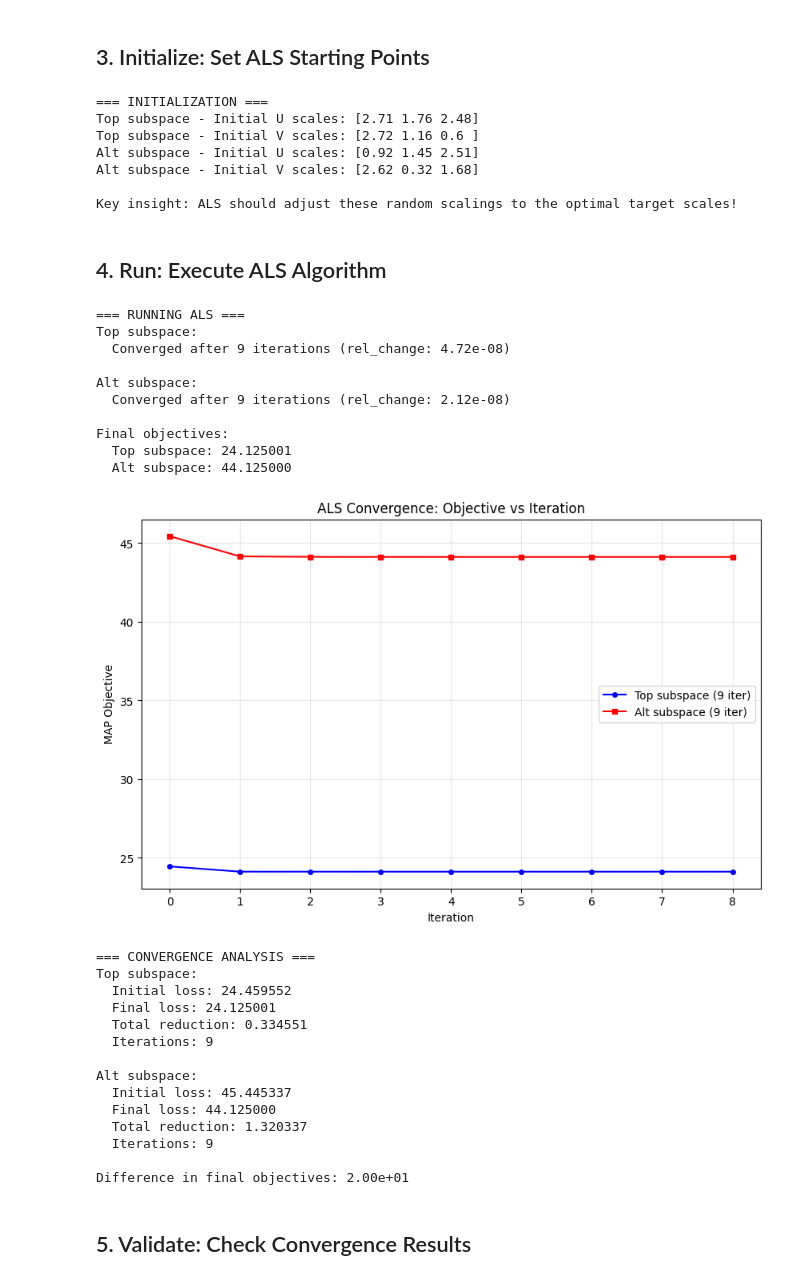
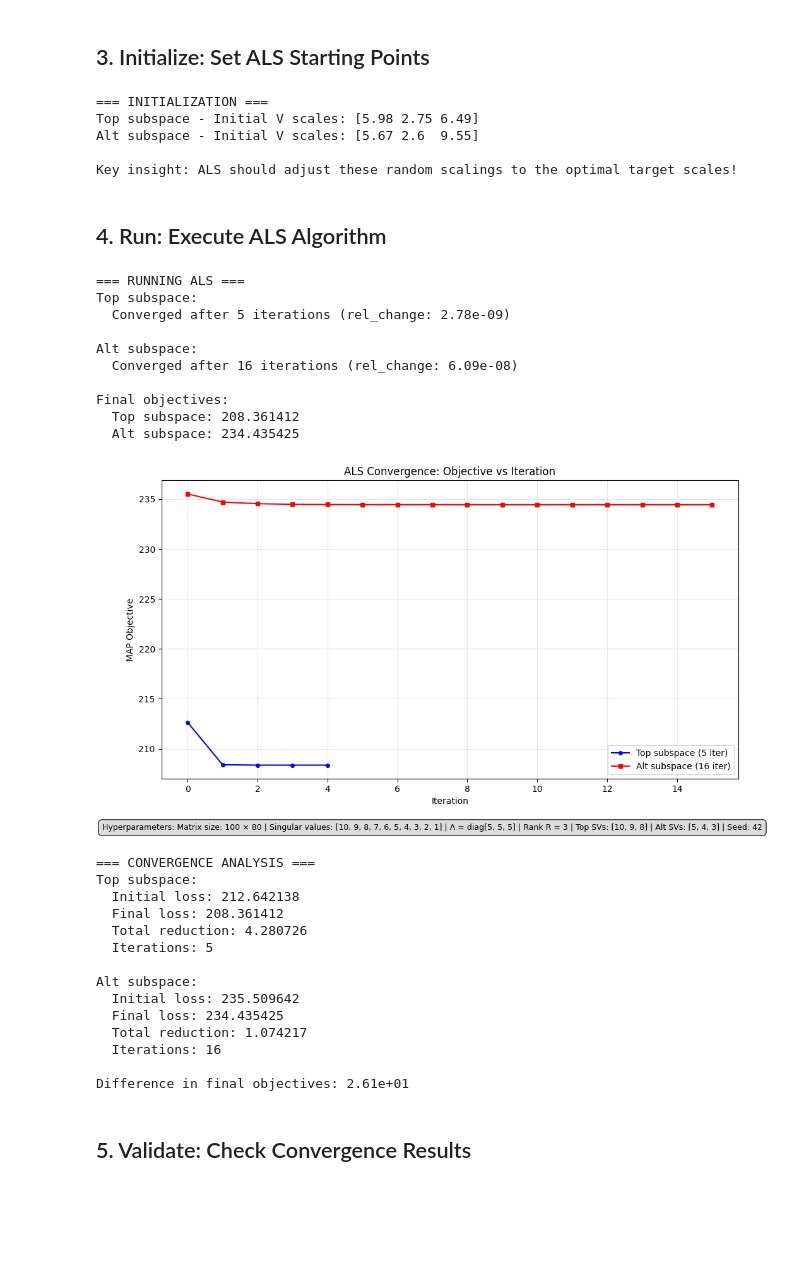
Before and after one commit to lorenzocaputi/probabilistic-matrix-factorization, a Jupyter notebook: experiments/pmf_als_experiment.ipynb, the cells around one changed output. Saved outputs shown, nothing was run; the diff lists cells and outputs as text; code cells hidden in the pictures; blank space fills up the shorter version.

```diff
--- a/experiments/pmf_als_experiment.ipynb
+++ b/experiments/pmf_als_experiment.ipynb
@@ -61,7 +62,11 @@ Alt subspace indices: [1, 2, 3]
 # Y = U_true * S_true * V_true^T
 U_true, _ = np.linalg.qr(np.random.randn(m, true_rank))
 V_true, _ = np.linalg.qr(np.random.randn(n, true_rank))
-Y = U_true @ np.diag(singular_values) @ V_true.T
+Y_true = U_true @ np.diag(singular_values) @ V_true.T
+
+# add noise
+noise_level = 0.1
+Y = Y_true + noise_level * np.random.randn(m, n)
 
 # Compute SVD of Y (should recover our structure)
 U_svd, s_svd, Vt_svd = npl.svd(Y, full_matrices=False)
@@ -138,7 +146,7 @@ Alt subspace (indices [1, 2, 3]):
 # %% [markdown]
 ## 3. Initialize: Set ALS Starting Points
 # %%
-def initialize_in_subspace(U_svd_subset, V_svd_subset, scale_range=(0.3, 3.0)):
+def initialize_in_subspace(U_svd_subset, V_svd_subset, scale_range=(0.1, 10.0)):
     """Initialize U0, V0 in given subspace with random scalings"""
     R = U_svd_subset.shape[1]
 
@@ -150,33 +158,31 @@ def initialize_in_subspace(U_svd_subset, V_svd_subset, scale_range=(0.3, 3.0)):
     U0 = U_svd_subset @ np.diag(scales_U)
     V0 = V_svd_subset @ np.diag(scales_V)
 
-    return U0, V0, scales_U, scales_V
+    return U0, V0, scales_V
 
 # Initialize ALS starting points in each subspace
-U0_top, V0_top, init_scales_U_top, init_scales_V_top = initialize_in_subspace(U_svd_top, V_svd_top)
-U0_alt, V0_alt, init_scales_U_alt, init_scales_V_alt = initialize_in_subspace(U_svd_alt, V_svd_alt)
+U0_top, V0_top, init_scales_V_top = initialize_in_subspace(U_svd_top, V_svd_top)
+U0_alt, V0_alt, init_scales_V_alt = initialize_in_subspace(U_svd_alt, V_svd_alt)
 
 print("=== INITIALIZATION ===")
-print(f"Top subspace - Initial U scales: {init_scales_U_top.round(2)}")
+# print(f"Top subspace - Initial U scales: {init_scales_U_top.round(2)}")
 print(f"Top subspace - Initial V scales: {init_scales_V_top.round(2)}")
-print(f"Alt subspace - Initial U scales: {init_scales_U_alt.round(2)}")
+# print(f"Alt subspace - Initial U scales: {init_scales_U_alt.round(2)}")
 print(f"Alt subspace - Initial V scales: {init_scales_V_alt.round(2)}")
 print()
 print("Key insight: ALS should adjust these random scalings to the optimal target scales!")
 # %% [output]
 === INITIALIZATION ===
-Top subspace - Initial U scales: [2.71 1.76 2.48]
-Top subspace - Initial V scales: [2.72 1.16 0.6 ]
-Alt subspace - Initial U scales: [0.92 1.45 2.51]
-Alt subspace - Initial V scales: [2.62 0.32 1.68]
+Top subspace - Initial V scales: [5.98 2.75 6.49]
+Alt subspace - Initial V scales: [5.67 2.6  9.55]
 
 Key insight: ALS should adjust these random scalings to the optimal target scales!
 # %% [markdown]
 ## 4. Run: Execute ALS Algorithm
 # %%
-def als_algorithm(Y, U0, V0, Lambda, max_iterations=100, tolerance=1e-7, verbose=True):
+def als_algorithm(Y, V0, Lambda, max_iterations=100, tolerance=1e-7, verbose=True):
     """Run ALS algorithm with convergence tracking"""
-    U, V = U0.copy(), V0.copy()
+    V = V0.copy()
     obj_prev = np.inf
     loss_history = []  # Track loss at each iteration
 
@@ -206,10 +212,10 @@ def als_algorithm(Y, U0, V0, Lambda, max_iterations=100, tolerance=1e-7, verbose
 
 print("=== RUNNING ALS ===")
 print("Top subspace:")
-U_result_top, V_result_top, obj_top, iters_top, loss_hist_top = als_algorithm(Y, U0_top, V0_top, Lambda)
+U_result_top, V_result_top, obj_top, iters_top, loss_hist_top = als_algorithm(Y, V0_top, Lambda)
 
 print("\nAlt subspace:")
-U_result_alt, V_result_alt, obj_alt, iters_alt, loss_hist_alt = als_algorithm(Y, U0_alt, V0_alt, Lambda)
+U_result_alt, V_result_alt, obj_alt, iters_alt, loss_hist_alt = als_algorithm(Y, V0_alt, Lambda)
 
 print(f"\nFinal objectives:")
 print(f"  Top subspace: {obj_top:.6f}")
@@ -217,57 +223,67 @@ print(f"  Alt subspace: {obj_alt:.6f}")
 # %% [output]
 === RUNNING ALS ===
 Top subspace:
-  Converged after 9 iterations (rel_change: 4.72e-08)
+  Converged after 5 iterations (rel_change: 2.78e-09)
 
 Alt subspace:
-  Converged after 9 iterations (rel_change: 2.12e-08)
+  Converged after 16 iterations (rel_change: 6.09e-08)
 
 Final objectives:
-  Top subspace: 24.125001
-  Alt subspace: 44.125000
+  Top subspace: 208.361412
+  Alt subspace: 234.435425
 # %%
 # Plot ALS convergence
 plt.figure(figsize=(10, 6))
 plt.plot(loss_hist_top, 'b-o', label=f'Top subspace ({iters_top} iter)', markersize=4)
 plt.plot(loss_hist_alt, 'r-s', label=f'Alt subspace ({iters_alt} iter)', markersize=4)
 plt.xlabel('Iteration')
 plt.ylabel('MAP Objective')
 plt.title('ALS Convergence: Objective vs Iteration')
 plt.legend()
 plt.grid(True, alpha=0.3)
+
+# Add hyperparameters below the plot
+hyperparams_text = f"""Hyperparameters: Matrix size: {m} × {n} | Singular values: {singular_values} | Λ = diag{np.diag(Lambda).tolist()} | Rank R = {R} | Top SVs: {[singular_values[i] for i in top_indices]} | Alt SVs: {[singular_values[i] for i in alt_indices]} | Seed: {seed}"""
+
+plt.figtext(0.5, 0.01, hyperparams_text, ha='center', va='bottom',
+            fontsize=9, bbox=dict(boxstyle='round,pad=0.5', facecolor='lightgray', alpha=0.8))
+
+plt.tight_layout()
+plt.subplots_adjust(bottom=0.15)  # Make room for the text
 plt.show()
+
 
 # Print some statistics
 print("=== CONVERGENCE ANALYSIS ===")
 print(f"Top subspace:")
 print(f"  Initial loss: {loss_hist_top[0]:.6f}")
 print(f"  Final loss: {loss_hist_top[-1]:.6f}")
 print(f"  Total reduction: {loss_hist_top[0] - loss_hist_top[-1]:.6f}")
 print(f"  Iterations: {len(loss_hist_top)}")
 
 print(f"\nAlt subspace:")
 print(f"  Initial loss: {loss_hist_alt[0]:.6f}")
 print(f"  Final loss: {loss_hist_alt[-1]:.6f}")
 print(f"  Total reduction: {loss_hist_alt[0] - loss_hist_alt[-1]:.6f}")
 print(f"  Iterations: {len(loss_hist_alt)}")
 
 print(f"\nDifference in final objectives: {abs(obj_top - obj_alt):.2e}")
 # %% [output]
-[figure, old version]
+[figure, new version]
 === CONVERGENCE ANALYSIS ===
 Top subspace:
-  Initial loss: 24.459552
-  Final loss: 24.125001
-  Total reduction: 0.334551
-  Iterations: 9
+  Initial loss: 212.642138
+  Final loss: 208.361412
+  Total reduction: 4.280726
+  Iterations: 5
 
 Alt subspace:
-  Initial loss: 45.445337
-  Final loss: 44.125000
-  Total reduction: 1.320337
-  Iterations: 9
+  Initial loss: 235.509642
+  Final loss: 234.435425
+  Total reduction: 1.074217
+  Iterations: 16
 
-Difference in final objectives: 2.00e+01
+Difference in final objectives: 2.61e+01
 # %% [markdown]
 ## 5. Validate: Check Convergence Results
 # %%
```
Also changed, not shown: parts of 27 cells of this notebook, 15 other files.
